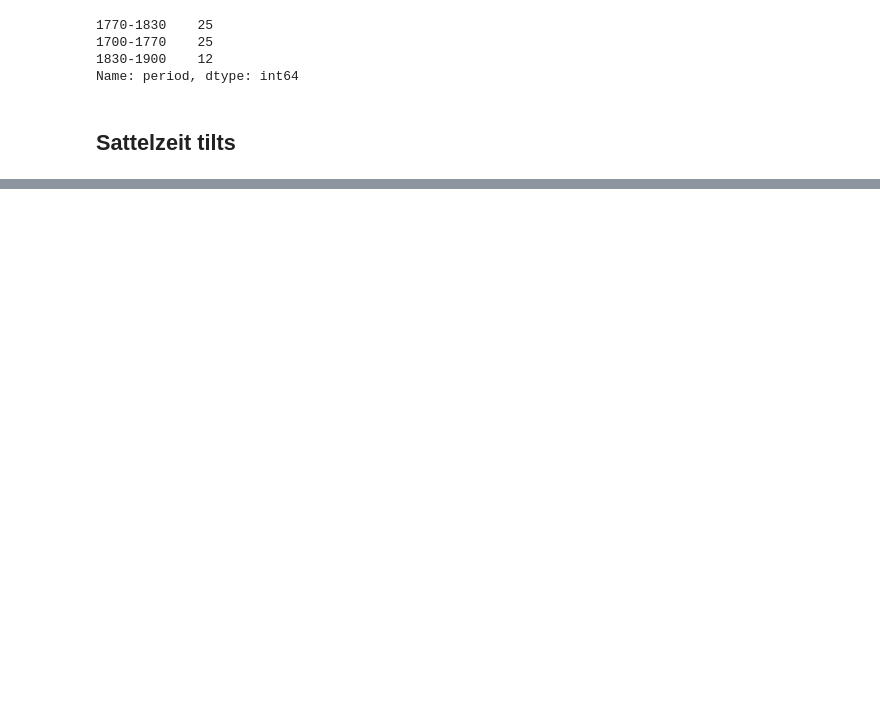
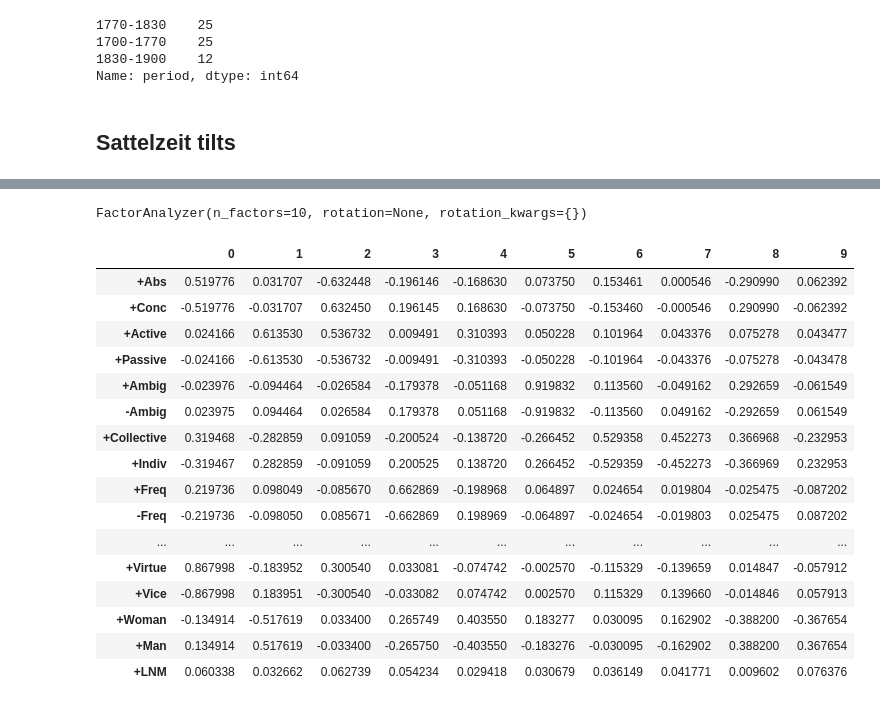
Before and after one commit to quadrismegistus/koselleck, a Jupyter notebook: koselleck/sattelzeit.ipynb, the cells around one changed output, grey strips where cells are left out. Drawn from its saved outputs; the diff is of its cells as text; code cells hidden in the pictures; blank space fills up the shorter version.

```diff
--- a/koselleck/sattelzeit.ipynb
+++ b/koselleck/sattelzeit.ipynb
@@ -502,0 +446,14 @@ get_all_signif_changes()
+# %%
+def get_all_word_rankings():
+    odf=pd.DataFrame()
+    rankings = get_top_changes_stz(n=None)
+    for ranking,rdata in rankings.items():
+        s=pd.Series(list(range(len(rdata))), index=rdata) + 1
+        odf[ranking]=s
+    odf['+LNM']=get_changeranks_sattelzeit().rank_word
+#     odf['-LNM']=odf['+LNM'] * -1
+#     for x in odf.columns: odf[x]=odf[x].rank()
+    return odf
+# %%
+dfranks=get_all_word_rankings()
+dfranks
@@ -502,0 +496,6 @@ get_all_signif_changes()
+# %%
+fa=FactorAnalyzer(rotation=None,n_factors=10)
+# %%
+fa.fit(dfranks)
+# %% [output]
+FactorAnalyzer(n_factors=10, rotation=None, rotation_kwargs={})
@@ -502,0 +505,21 @@ get_all_signif_changes()
+# %%
+ldf=pd.DataFrame(fa.loadings_,index=dfranks.columns)
+ldf
+# %% [output]
+|  | 0 | 1 | 2 | 3 | 4 | 5 | 6 | 7 | 8 | 9 |
+| +Abs | 0.519776 | 0.031707 | -0.632448 | -0.196146 | -0.168630 | 0.073750 | 0.153461 | 0.000546 | -0.290990 | 0.062392 |
+| +Conc | -0.519776 | -0.031707 | 0.632450 | 0.196145 | 0.168630 | -0.073750 | -0.153460 | -0.000546 | 0.290990 | -0.062392 |
+| +Active | 0.024166 | 0.613530 | 0.536732 | 0.009491 | 0.310393 | 0.050228 | 0.101964 | 0.043376 | 0.075278 | 0.043477 |
+| +Passive | -0.024166 | -0.613530 | -0.536732 | -0.009491 | -0.310393 | -0.050228 | -0.101964 | -0.043376 | -0.075278 | -0.043478 |
+| +Ambig | -0.023976 | -0.094464 | -0.026584 | -0.179378 | -0.051168 | 0.919832 | 0.113560 | -0.049162 | 0.292659 | -0.061549 |
+| -Ambig | 0.023975 | 0.094464 | 0.026584 | 0.179378 | 0.051168 | -0.919832 | -0.113560 | 0.049162 | -0.292659 | 0.061549 |
+| +Collective | 0.319468 | -0.282859 | 0.091059 | -0.200524 | -0.138720 | -0.266452 | 0.529358 | 0.452273 | 0.366968 | -0.232953 |
+| +Indiv | -0.319467 | 0.282859 | -0.091059 | 0.200525 | 0.138720 | 0.266452 | -0.529359 | -0.452273 | -0.366969 | 0.232953 |
+| +Freq | 0.219736 | 0.098049 | -0.085670 | 0.662869 | -0.198968 | 0.064897 | 0.024654 | 0.019804 | -0.025475 | -0.087202 |
+| -Freq | -0.219736 | -0.098050 | 0.085671 | -0.662869 | 0.198969 | -0.064897 | -0.024654 | -0.019803 | 0.025475 | 0.087202 |
+| ... | ... | ... | ... | ... | ... | ... | ... | ... | ... | ... |
+| +Virtue | 0.867998 | -0.183952 | 0.300540 | 0.033081 | -0.074742 | -0.002570 | -0.115329 | -0.139659 | 0.014847 | -0.057912 |
+| +Vice | -0.867998 | 0.183951 | -0.300540 | -0.033082 | 0.074742 | 0.002570 | 0.115329 | 0.139660 | -0.014846 | 0.057913 |
+| +Woman | -0.134914 | -0.517619 | 0.033400 | 0.265749 | 0.403550 | 0.183277 | 0.030095 | 0.162902 | -0.388200 | -0.367654 |
+| +Man | 0.134914 | 0.517619 | -0.033400 | -0.265750 | -0.403550 | -0.183276 | -0.030095 | -0.162902 | 0.388200 | 0.367654 |
+| +LNM | 0.060338 | 0.032662 | 0.062739 | 0.054234 | 0.029418 | 0.030679 | 0.036149 | 0.041771 | 0.009602 | 0.076376 |
```
Also changed, not shown: parts of 29 cells of this notebook, 31 other files.
